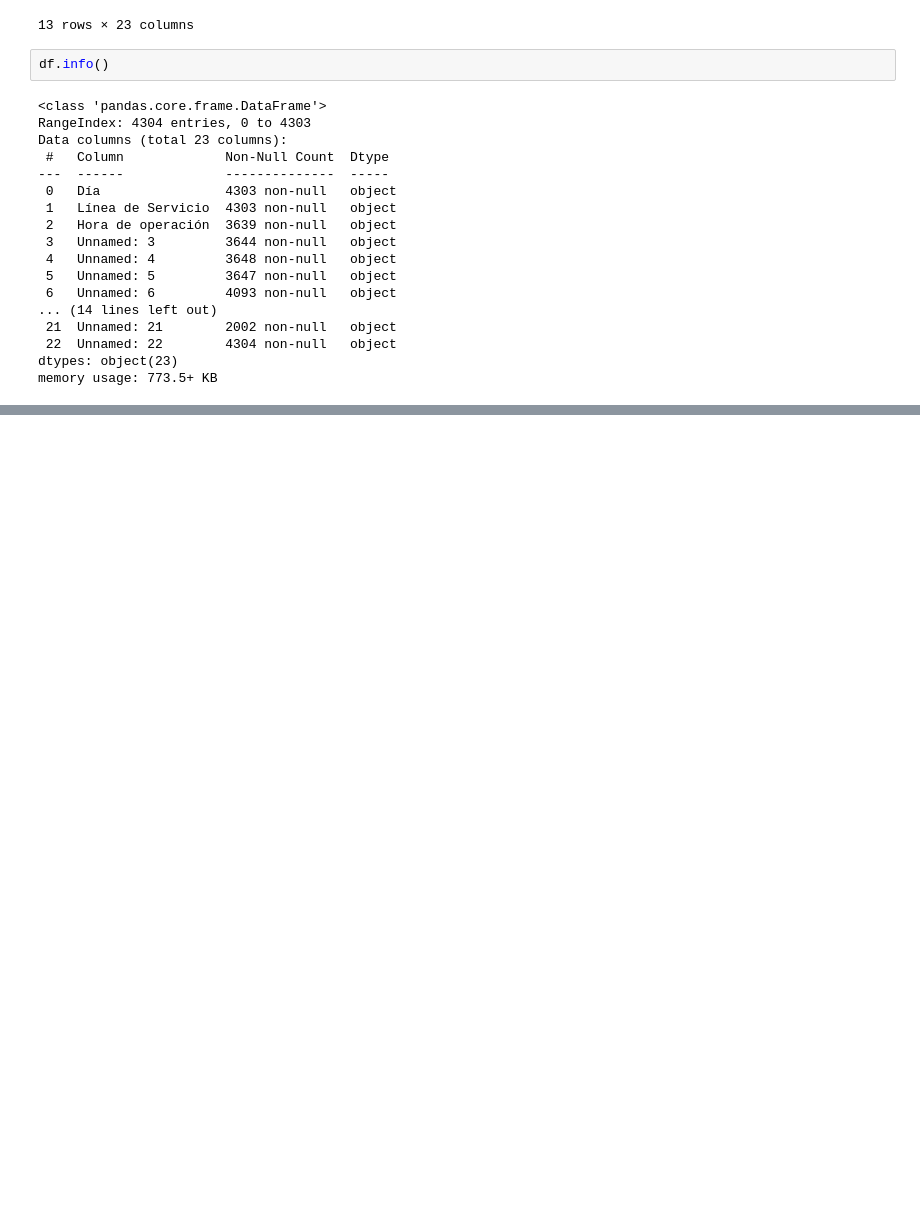
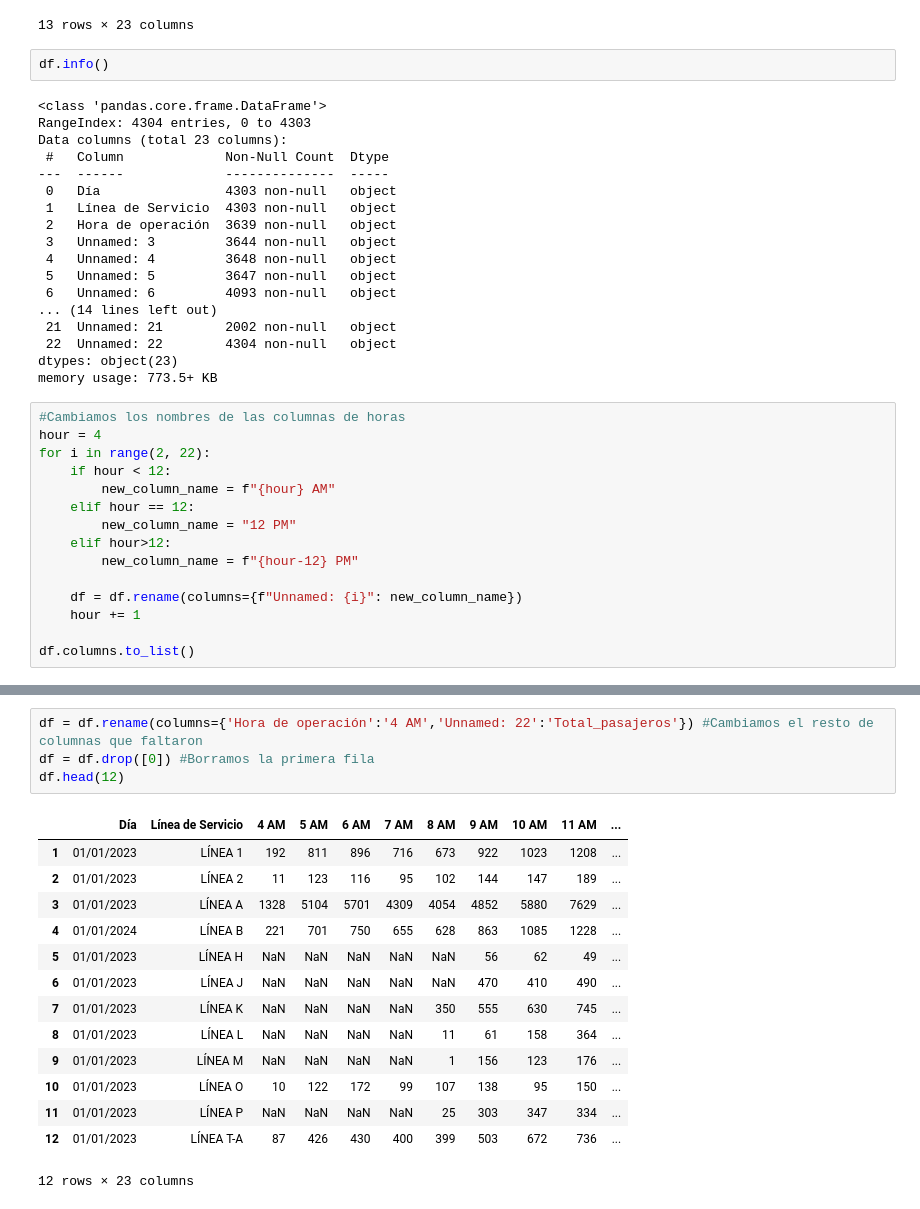
Before and after one commit to Rosvend/Passenger-flow-prediction-LSTM, a Jupyter notebook: LSTM_Metro_passenger_flow.ipynb, the cells around one changed output, grey strips where cells are left out. Drawn from its saved outputs; the diff is of its cells as text; blank space fills up the shorter version.

```diff
--- a/LSTM_Metro_passenger_flow.ipynb
+++ b/LSTM_Metro_passenger_flow.ipynb
@@ -52,3 +54,18 @@ Data columns (total 23 columns):
  22  Unnamed: 22        4304 non-null   object
 dtypes: object(23)
 memory usage: 773.5+ KB
+# %%
+#Cambiamos los nombres de las columnas de horas
+hour = 4
+for i in range(2, 22):
+    if hour < 12:
+        new_column_name = f"{hour} AM"
+    elif hour == 12:
+        new_column_name = "12 PM"
+    elif hour>12:
+        new_column_name = f"{hour-12} PM"
+
+    df = df.rename(columns={f"Unnamed: {i}": new_column_name})
+    hour += 1
+
+df.columns.to_list()
@@ -54,0 +90,19 @@ memory usage: 773.5+ KB
+# %%
+df = df.rename(columns={'Hora de operación':'4 AM','Unnamed: 22':'Total_pasajeros'}) #Cambiamos el resto de columnas que faltaron
+df = df.drop([0]) #Borramos la primera fila
+df.head(12)
+# %% [output]
+|  | Día | Línea de Servicio | 4 AM | 5 AM | 6 AM | 7 AM | 8 AM | 9 AM | 10 AM | 11 AM | ... |
+| 1 | 01/01/2023 | LÍNEA 1 | 192 | 811 | 896 | 716 | 673 | 922 | 1023 | 1208 | ... |
+| 2 | 01/01/2023 | LÍNEA 2 | 11 | 123 | 116 | 95 | 102 | 144 | 147 | 189 | ... |
+| 3 | 01/01/2023 | LÍNEA A | 1328 | 5104 | 5701 | 4309 | 4054 | 4852 | 5880 | 7629 | ... |
+| 4 | 01/01/2024 | LÍNEA B | 221 | 701 | 750 | 655 | 628 | 863 | 1085 | 1228 | ... |
+| 5 | 01/01/2023 | LÍNEA H | NaN | NaN | NaN | NaN | NaN | 56 | 62 | 49 | ... |
+| 6 | 01/01/2023 | LÍNEA J | NaN | NaN | NaN | NaN | NaN | 470 | 410 | 490 | ... |
+| 7 | 01/01/2023 | LÍNEA K | NaN | NaN | NaN | NaN | 350 | 555 | 630 | 745 | ... |
+| 8 | 01/01/2023 | LÍNEA L | NaN | NaN | NaN | NaN | 11 | 61 | 158 | 364 | ... |
+| 9 | 01/01/2023 | LÍNEA M | NaN | NaN | NaN | NaN | 1 | 156 | 123 | 176 | ... |
+| 10 | 01/01/2023 | LÍNEA O | 10 | 122 | 172 | 99 | 107 | 138 | 95 | 150 | ... |
+| 11 | 01/01/2023 | LÍNEA P | NaN | NaN | NaN | NaN | 25 | 303 | 347 | 334 | ... |
+| 12 | 01/01/2023 | LÍNEA T-A | 87 | 426 | 430 | 400 | 399 | 503 | 672 | 736 | ... |
+12 rows × 23 columns
```
Also changed, not shown: parts of 7 cells of this notebook.
